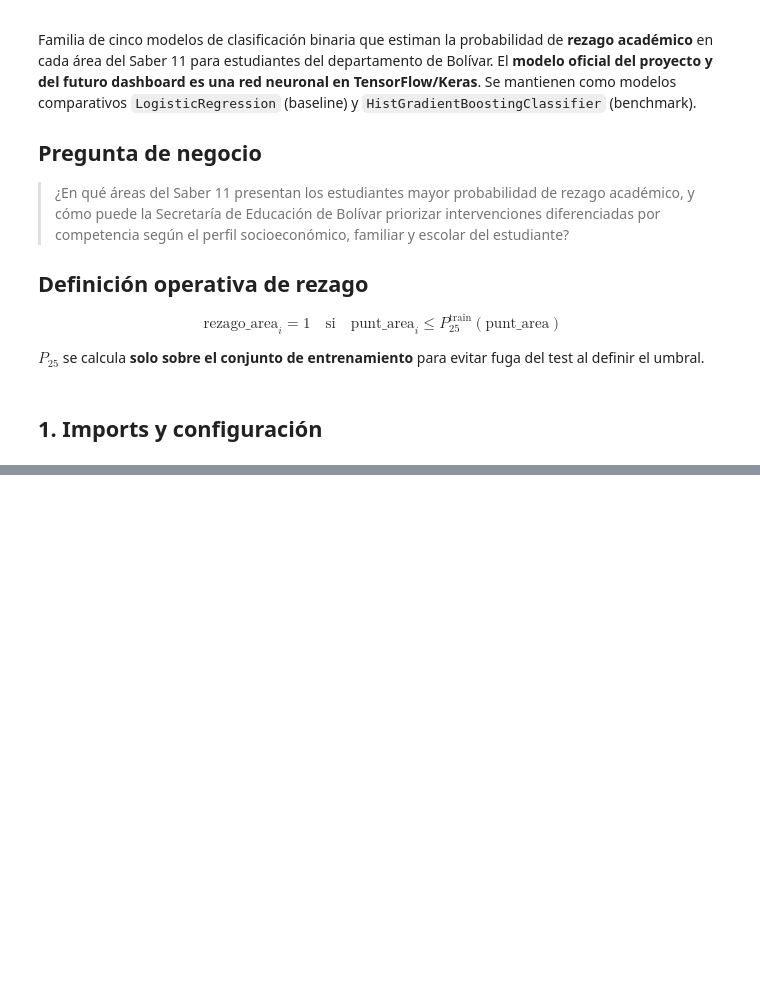
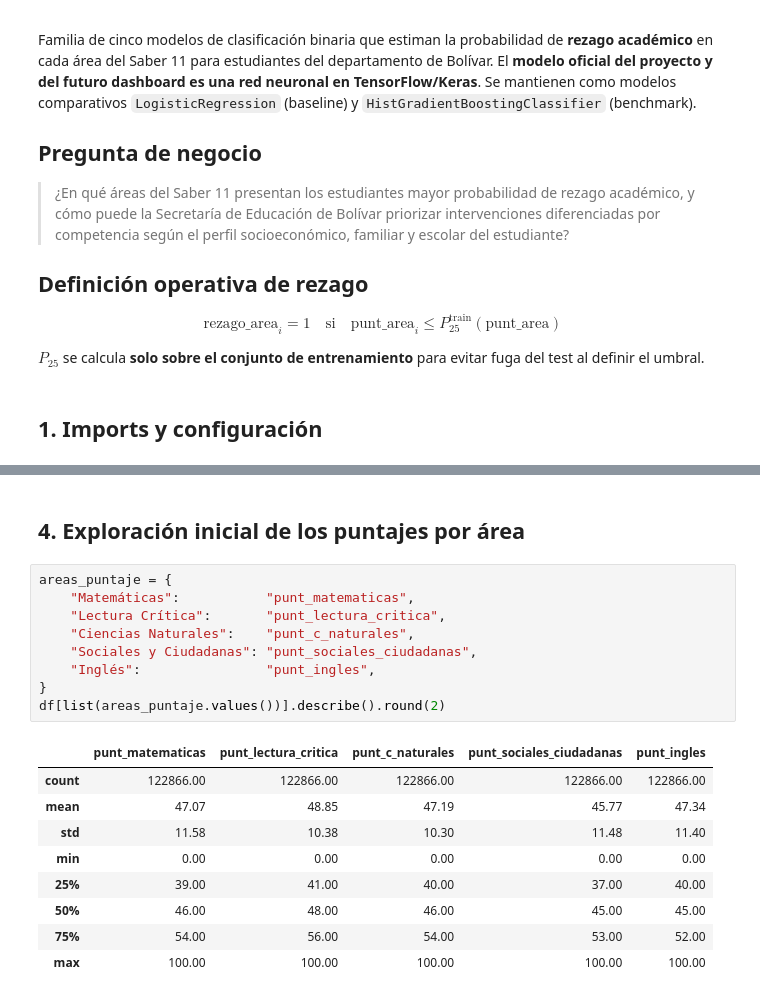
Before and after one commit to lrestrepoe/proyecto2-analitica, a Jupyter notebook: Modelo_Dani.ipynb, the cells around one changed output, grey strips where cells are left out. Cells and saved outputs as stored; diff of their text form; blank space fills up the shorter version.

```diff
--- a/Modelo_Dani.ipynb
+++ b/Modelo_Dani.ipynb
@@ -78,0 +145,21 @@ print(f"mlflow      : {mlflow.__version__}")
+# %% [markdown]
+## 4. Exploración inicial de los puntajes por área
+# %%
+areas_puntaje = {
+    "Matemáticas":           "punt_matematicas",
+    "Lectura Crítica":       "punt_lectura_critica",
+    "Ciencias Naturales":    "punt_c_naturales",
+    "Sociales y Ciudadanas": "punt_sociales_ciudadanas",
+    "Inglés":                "punt_ingles",
+}
+df[list(areas_puntaje.values())].describe().round(2)
+# %% [output]
+|  | punt_matematicas | punt_lectura_critica | punt_c_naturales | punt_sociales_ciudadanas | punt_ingles |
+| count | 122866.00 | 122866.00 | 122866.00 | 122866.00 | 122866.00 |
+| mean | 47.07 | 48.85 | 47.19 | 45.77 | 47.34 |
+| std | 11.58 | 10.38 | 10.30 | 11.48 | 11.40 |
+| min | 0.00 | 0.00 | 0.00 | 0.00 | 0.00 |
+| 25% | 39.00 | 41.00 | 40.00 | 37.00 | 40.00 |
+| 50% | 46.00 | 48.00 | 46.00 | 45.00 | 45.00 |
+| 75% | 54.00 | 56.00 | 54.00 | 53.00 | 52.00 |
+| max | 100.00 | 100.00 | 100.00 | 100.00 | 100.00 |
```
Also changed, not shown: parts of 16 cells of this notebook.
